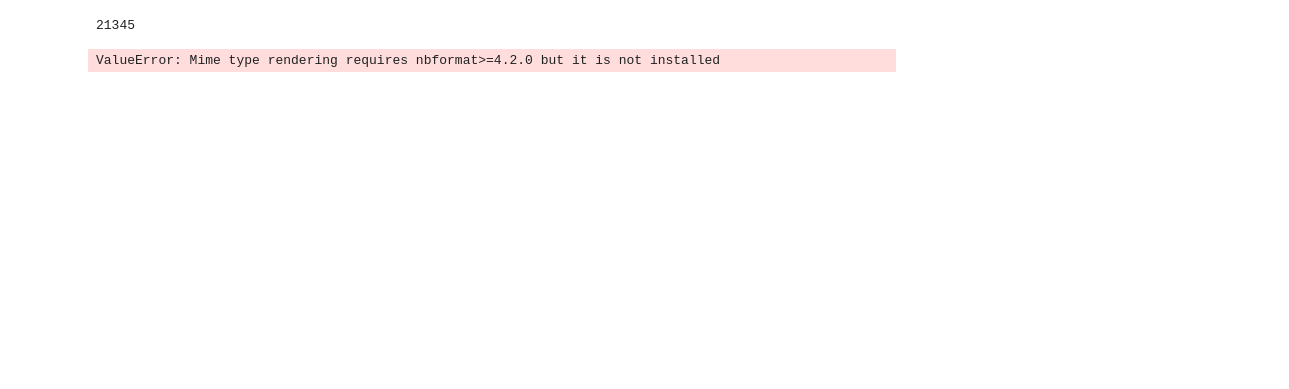
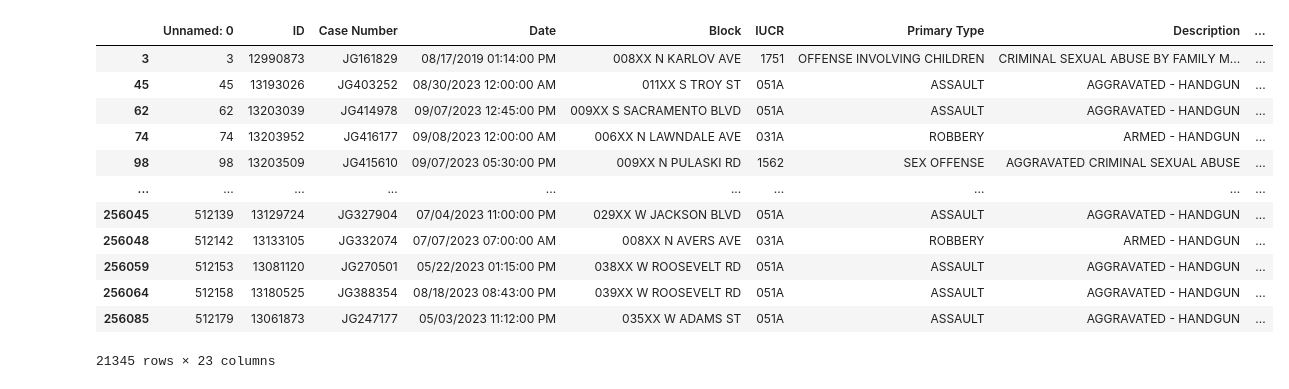
Before and after one commit to gmspringer32/crime-data-modeling-comp, a Jupyter notebook: garrett-notebook.ipynb, the cells around one changed output. Drawn from its saved outputs; the diff is of its cells as text; code cells hidden in the pictures; blank space fills up the shorter version.

Commit message:
update crime full data to only include violent crimes

```diff
--- a/garrett-notebook.ipynb
+++ b/garrett-notebook.ipynb
@@ -17,13 +19,3 @@ violent_crimes_codes = codes.loc[
 ]
 
 violent_crimes = crime.loc[crime["IUCR"].isin(violent_crimes_codes["IUCR"])]
-# %%
-print(len(violent_crimes))
-# %% [output]
-21345
-# %%
-px.scatter_geo(
-    data_frame=violent_crimes.head(100), lat=crime["Latitude"], lon=crime["Longitude"]
-)
-# %% [output]
-ValueError: Mime type rendering requires nbformat>=4.2.0 but it is not installed
@@ -29,0 +33,16 @@ ValueError: Mime type rendering requires nbformat>=4.2.0 but it is not installed
+# %%
+violent_crimes
+# %% [output]
+|  | Unnamed: 0 | ID | Case Number | Date | Block | IUCR | Primary Type | Description | ... |
+| 3 | 3 | 12990873 | JG161829 | 08/17/2019 01:14:00 PM | 008XX N KARLOV AVE | 1751 | OFFENSE INVOLVING CHILDREN | CRIMINAL SEXUAL ABUSE BY FAMILY M... | ... |
+| 45 | 45 | 13193026 | JG403252 | 08/30/2023 12:00:00 AM | 011XX S TROY ST | 051A | ASSAULT | AGGRAVATED - HANDGUN | ... |
+| 62 | 62 | 13203039 | JG414978 | 09/07/2023 12:45:00 PM | 009XX S SACRAMENTO BLVD | 051A | ASSAULT | AGGRAVATED - HANDGUN | ... |
+| 74 | 74 | 13203952 | JG416177 | 09/08/2023 12:00:00 AM | 006XX N LAWNDALE AVE | 031A | ROBBERY | ARMED - HANDGUN | ... |
+| 98 | 98 | 13203509 | JG415610 | 09/07/2023 05:30:00 PM | 009XX N PULASKI RD | 1562 | SEX OFFENSE | AGGRAVATED CRIMINAL SEXUAL ABUSE | ... |
+| ... | ... | ... | ... | ... | ... | ... | ... | ... | ... |
+| 256045 | 512139 | 13129724 | JG327904 | 07/04/2023 11:00:00 PM | 029XX W JACKSON BLVD | 051A | ASSAULT | AGGRAVATED - HANDGUN | ... |
+| 256048 | 512142 | 13133105 | JG332074 | 07/07/2023 07:00:00 AM | 008XX N AVERS AVE | 031A | ROBBERY | ARMED - HANDGUN | ... |
+| 256059 | 512153 | 13081120 | JG270501 | 05/22/2023 01:15:00 PM | 038XX W ROOSEVELT RD | 051A | ASSAULT | AGGRAVATED - HANDGUN | ... |
+| 256064 | 512158 | 13180525 | JG388354 | 08/18/2023 08:43:00 PM | 039XX W ROOSEVELT RD | 051A | ASSAULT | AGGRAVATED - HANDGUN | ... |
+| 256085 | 512179 | 13061873 | JG247177 | 05/03/2023 11:12:00 PM | 035XX W ADAMS ST | 051A | ASSAULT | AGGRAVATED - HANDGUN | ... |
+21345 rows × 23 columns
```
Also changed, not shown: parts of 4 cells of this notebook, 2 other files.
